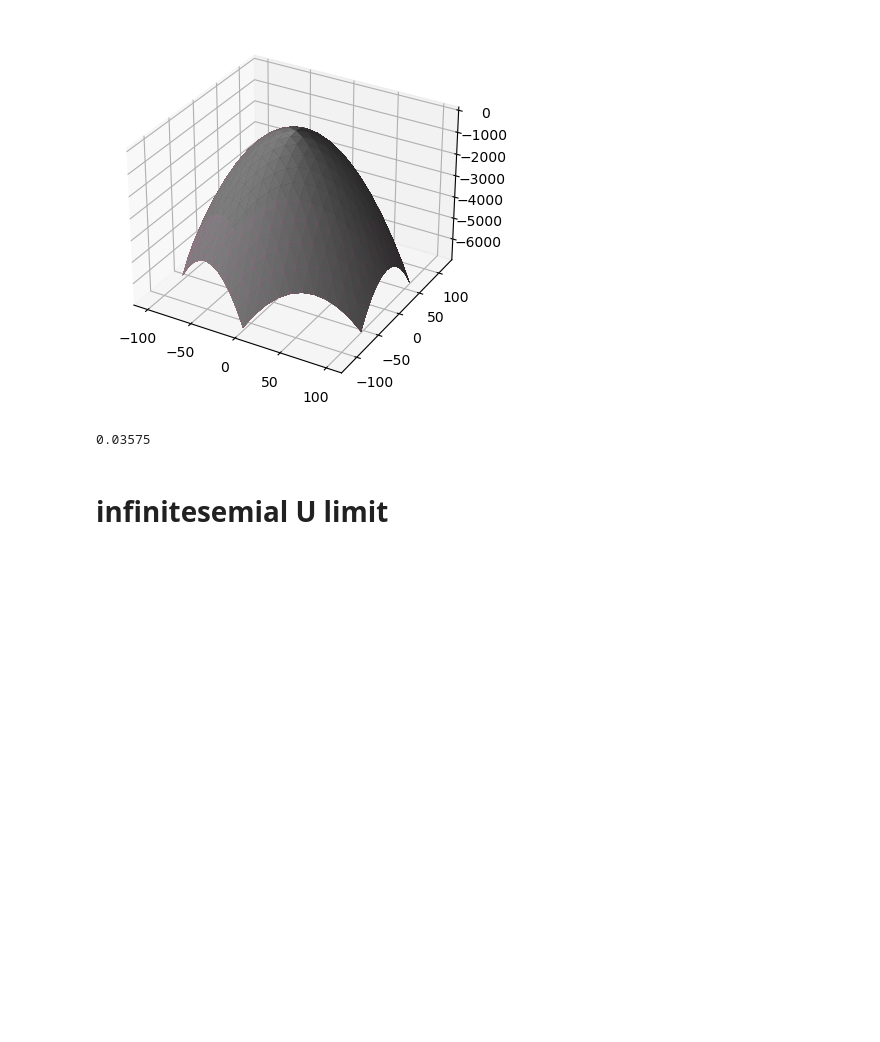
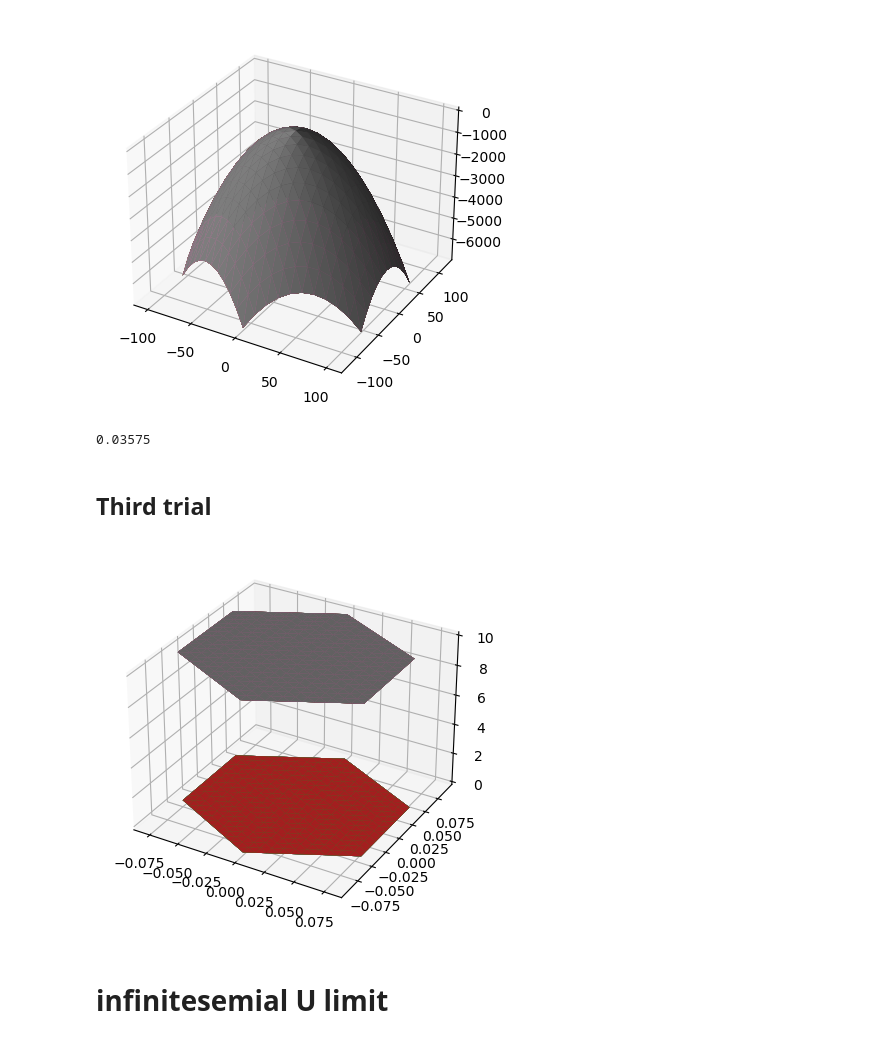
Before and after one commit to hainingpan/HartreeFock_GPT, a Jupyter notebook: test_coding/Outputs_o1/test_2111_01152.ipynb, the cells around one changed output. Drawn from its saved outputs; the diff is of its cells as text; code cells hidden in the pictures; blank space fills up the shorter version.

```diff
--- a/test_coding/Outputs_o1/test_2111_01152.ipynb
+++ b/test_coding/Outputs_o1/test_2111_01152.ipynb
@@ -82,6 +91,17 @@ plot_2d_bandstructure(ham,en)
 ham.a_M
 # %% [output]
 0.03575
+# %% [markdown]
+## Third trial
+# %%
+ham=code_2111_01152_new_3.HartreeFockHamiltonian(N_shell=10)
+# %%
+h_nonint = ham.generate_non_interacting()
+wf,en=HF.diagonalize(h_nonint.reshape((np.product(ham.D),np.product(ham.D),-1)))
+# %%
+plot_2d_bandstructure(ham,en)
+# %% [output]
+[figure, added]
 # %% [markdown]
 #  infinitesemial U limit
 # %%
```
Also changed, not shown: parts of 5 cells of this notebook.
